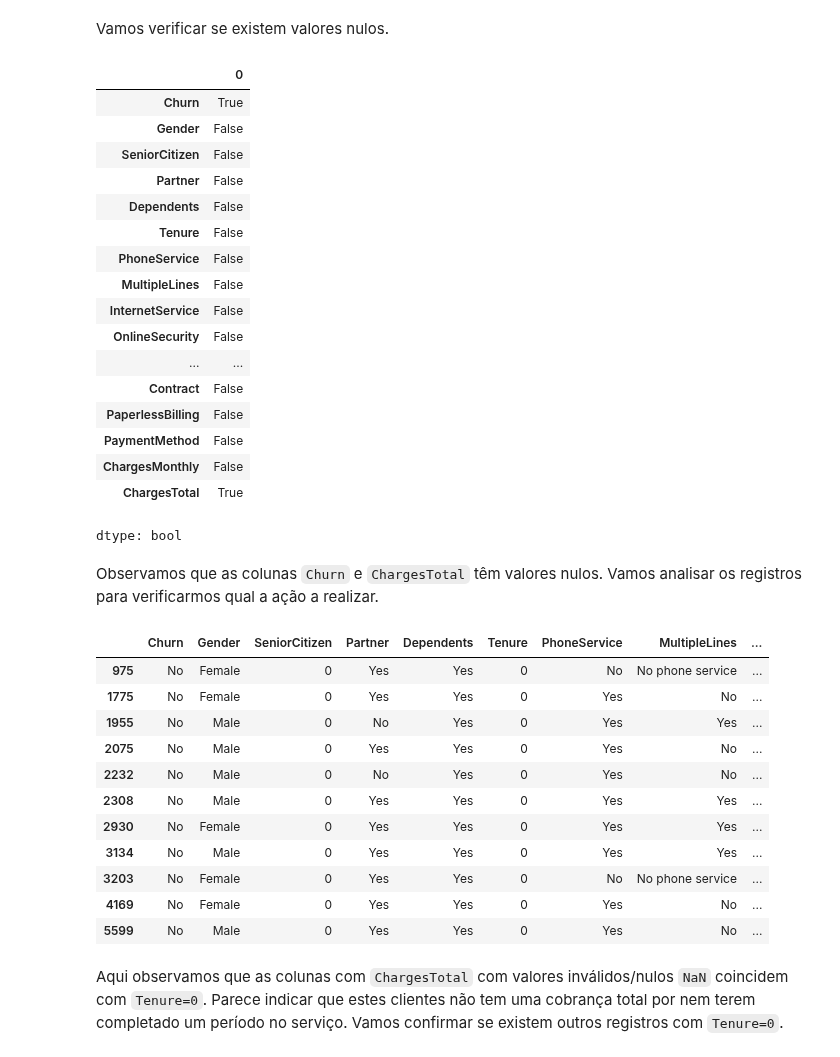
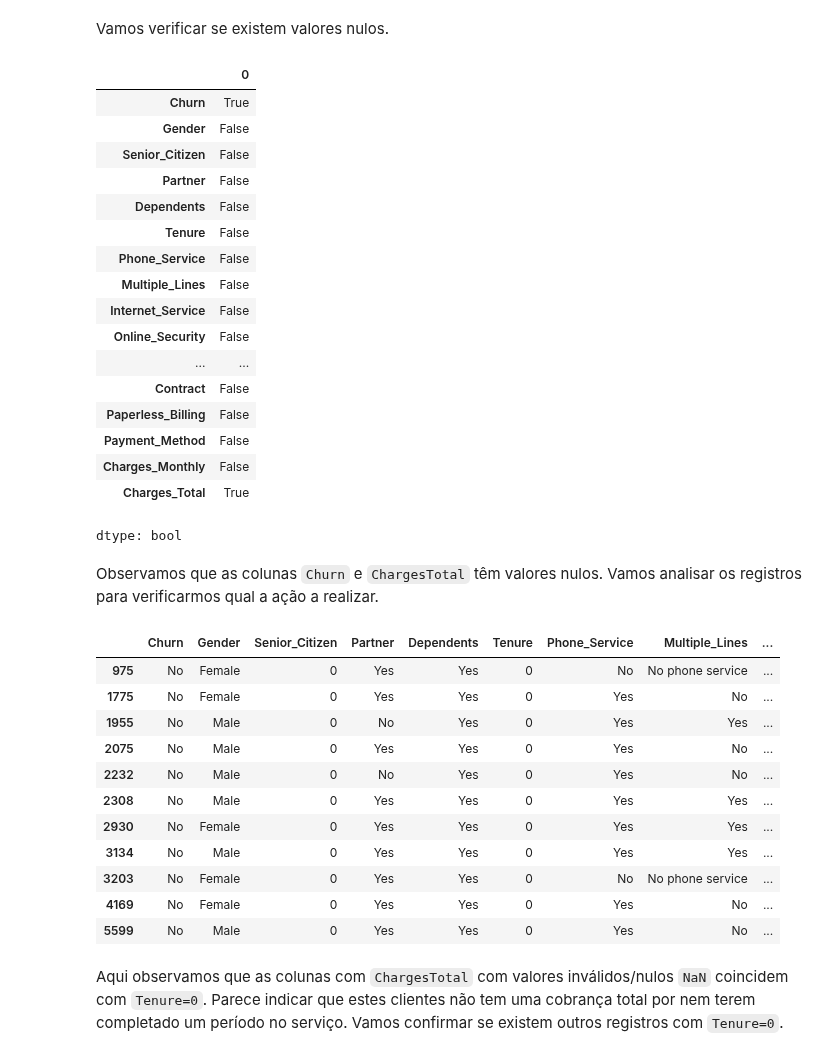
Before and after one commit to rafaelreisramos/oracle-one, a Jupyter notebook: challenge-telecom-x/TelecomX_BR.ipynb, the cells around one changed output. Cells and saved outputs as stored; diff of their text form; code cells hidden in the pictures.

```diff
--- a/challenge-telecom-x/TelecomX_BR.ipynb
+++ b/challenge-telecom-x/TelecomX_BR.ipynb
@@ -128,14 +128,14 @@ Index(['customerID', 'Churn', 'customer_gender', 'customer_SeniorCitizen',
        'account_Charges_Monthly', 'account_Charges_Total'],
       dtype='object')
 # %%
-new_columns_names = ['customerID', 'Churn', 'Gender', 'SeniorCitizen',
+new_columns_names = ['customerID', 'Churn', 'Gender', 'Senior_Citizen',
        'Partner', 'Dependents', 'Tenure',
-       'PhoneService', 'MultipleLines', 'InternetService',
-       'OnlineSecurity', 'OnlineBackup',
-       'DeviceProtection', 'TechSupport',
-       'StreamingTV', 'StreamingMovies', 'Contract',
-       'PaperlessBilling', 'PaymentMethod',
-       'ChargesMonthly', 'ChargesTotal']
+       'Phone_Service', 'Multiple_Lines', 'Internet_Service',
+       'Online_Security', 'Online_Backup',
+       'Device_Protection', 'Tech_Support',
+       'Streaming_TV', 'Streaming_Movies', 'Contract',
+       'Paperless_Billing', 'Payment_Method',
+       'Charges_Monthly', 'Charges_Total']
 df = df.set_axis(new_columns_names, axis='columns')
 df.head()
 # %% [output]
@@ -197,7 +197,7 @@ memory usage: 1.1+ MB
 # %% [markdown]
 A coluna `ChargesTotal` é obviamente numérica. Vamos então convertê-la para `float64`. Vamos usar `pd.to_numeric()` para lidar com eventuais erros de valores inválidos (o que não acontece com `astype`).
 # %%
-df['ChargesTotal'] = pd.to_numeric(df['ChargesTotal'], errors='coerce')
+df['Charges_Total'] = pd.to_numeric(df['Charges_Total'], errors='coerce')
 # %% [markdown]
 Agora fazer uma varredura por todas as colunas tipo `object` para converter os dados para `str` e remover espaços em branco. Caso seja um string vazio `''`, substituir por `None`
 # %%
@@ -212,27 +212,27 @@ df.isnull().any()
 |  | 0 |
 | Churn | True |
 | Gender | False |
-| SeniorCitizen | False |
+| Senior_Citizen | False |
 | Partner | False |
 | Dependents | False |
 | Tenure | False |
-| PhoneService | False |
-| MultipleLines | False |
-| InternetService | False |
-| OnlineSecurity | False |
+| Phone_Service | False |
+| Multiple_Lines | False |
+| Internet_Service | False |
+| Online_Security | False |
 | ... | ... |
 | Contract | False |
-| PaperlessBilling | False |
-| PaymentMethod | False |
-| ChargesMonthly | False |
-| ChargesTotal | True |
+| Paperless_Billing | False |
+| Payment_Method | False |
+| Charges_Monthly | False |
+| Charges_Total | True |
 dtype: bool
 # %% [markdown]
 Observamos que as colunas `Churn` e `ChargesTotal` têm valores nulos. Vamos analisar os registros para verificarmos qual a ação a realizar.
 # %%
-df[df['ChargesTotal'].isnull()]
+df[df['Charges_Total'].isnull()]
 # %% [output]
-|  | Churn | Gender | SeniorCitizen | Partner | Dependents | Tenure | PhoneService | MultipleLines | ... |
+|  | Churn | Gender | Senior_Citizen | Partner | Dependents | Tenure | Phone_Service | Multiple_Lines | ... |
 | 975 | No | Female | 0 | Yes | Yes | 0 | No | No phone service | ... |
 | 1775 | No | Female | 0 | Yes | Yes | 0 | Yes | No | ... |
 | 1955 | No | Male | 0 | No | Yes | 0 | Yes | Yes | ... |
```
Also changed, not shown: parts of 21 cells of this notebook.
